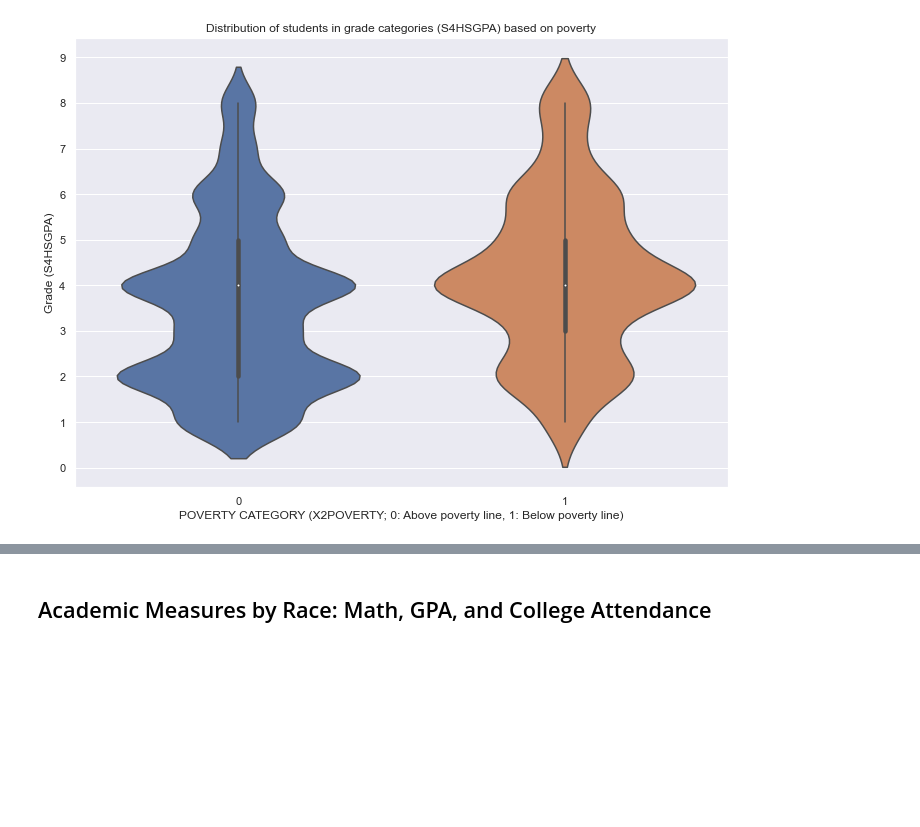
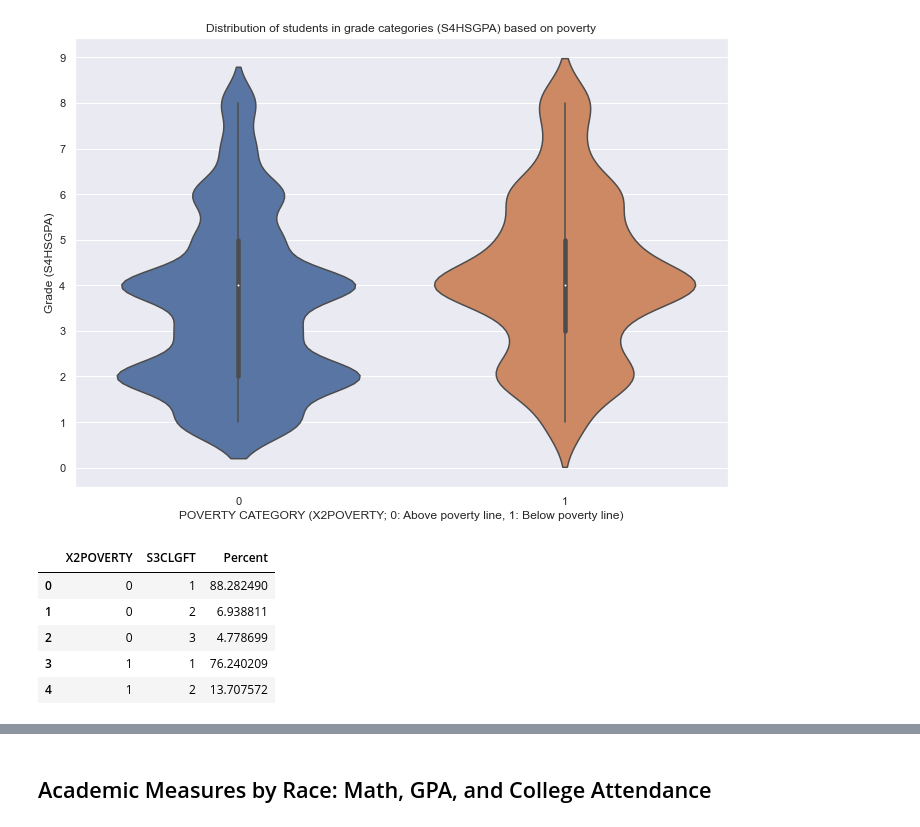
Before and after one commit to adamzuyang/Ursatech-Adam, a Jupyter notebook: HSLS Data Analysis, Academic Performance as Related to Family Income, Poverty, and Race.ipynb, the cells around one changed output, grey strips where cells are left out. Drawn from its saved outputs; the diff is of its cells as text; code cells hidden in the pictures; blank space fills up the shorter version.

```diff
--- a/HSLS Data Analysis, Academic Performance as Related to Family Income, Poverty, and Race.ipynb
+++ b/HSLS Data Analysis, Academic Performance as Related to Family Income, Poverty, and Race.ipynb
@@ -785,3 +777,20 @@ poverty_gpa_graph.set_title('Distribution of students in grade categories (S4HSG
 poverty_gpa_graph.yaxis.set_major_locator(ticker.MultipleLocator(1))
 # %% [output]
 [figure]
+# %%
+poverty_college = indicators[['X2POVERTY', 'S3CLGFT']].copy()
+poverty_college = poverty_college[(poverty_college['X2POVERTY'] >= 0) & (poverty_college['S3CLGFT'] > 0)]
+poverty_college = (poverty_college
+ .groupby('X2POVERTY')['S3CLGFT']
+ .value_counts(normalize=True)
+ .mul(100)
+ .rename('Percent')
+ .reset_index())
+poverty_college.head()
+# %% [output]
+|  | X2POVERTY | S3CLGFT | Percent |
+| 0 | 0 | 1 | 88.282490 |
+| 1 | 0 | 2 | 6.938811 |
+| 2 | 0 | 3 | 4.778699 |
+| 3 | 1 | 1 | 76.240209 |
+| 4 | 1 | 2 | 13.707572 |
```
Also changed, not shown: parts of 16 cells of this notebook, 4 other files.
